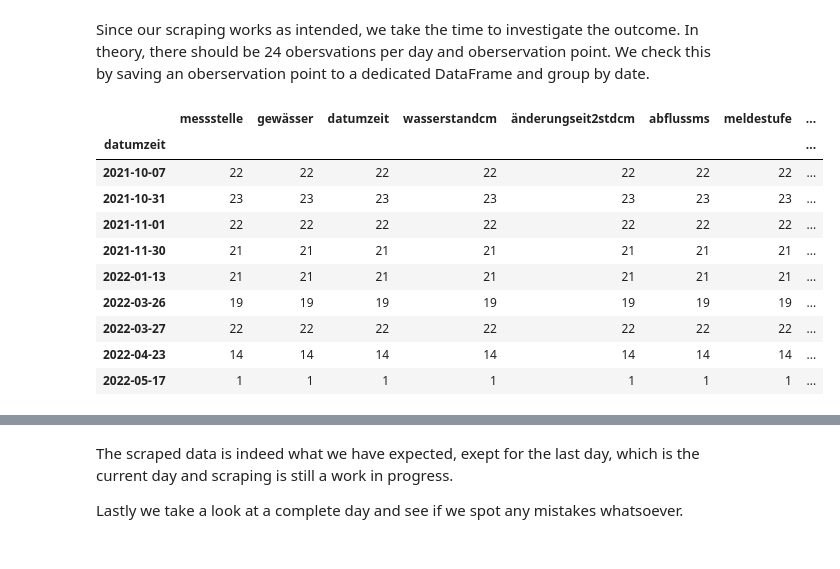
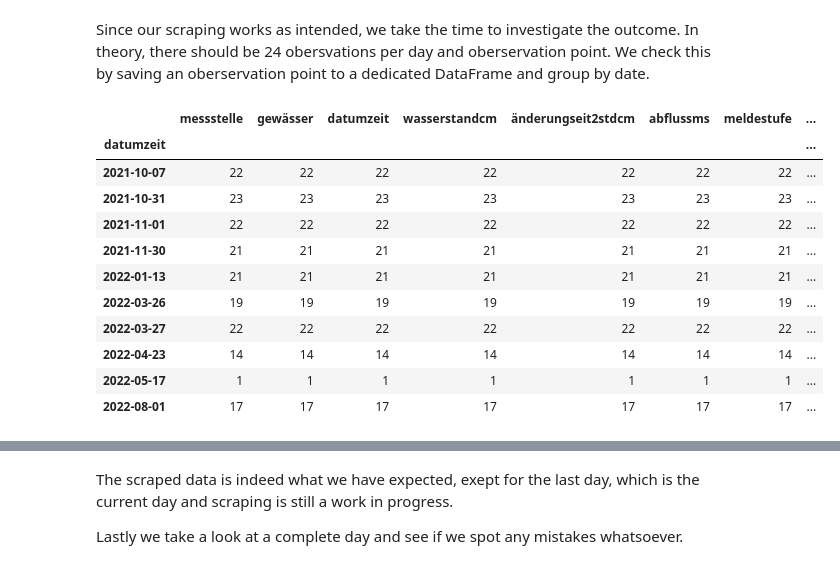
Before and after one commit to sonnyplankton/IsarWaterLevels, a Jupyter notebook: Bay Flüsse Pegelstände Scraping.ipynb, the cells around one changed output, grey strips where cells are left out. Saved outputs shown, nothing was run; the diff lists cells and outputs as text; code cells hidden in the pictures.

Commit message:
Working on concatenation block. Especially dtypes

```diff
--- a/Bay Flüsse Pegelstände Scraping.ipynb
+++ b/Bay Flüsse Pegelstände Scraping.ipynb
@@ -71,6 +71,8 @@ using_sql = False
 format_1 = '%Y-%m-%d %H:%M:%S'
 #website date format
 format_2 = '%d.%m.%Y, %H:%M'
+#fallback website date format
+format_3 = '%d.%m. %H:%M'
 # %% [markdown]
 ## 1. Problem formulation and subject understanding
 # %% [markdown]
@@ -170,16 +178,23 @@ if concatenating == True:
     concatenated_df.columns = concatenated_df.columns.str.replace('[^a-zA-ZäÄöÖüÜ0-9,]', '', regex=True)
     concatenated_df.columns = concatenated_df.columns.str.lower()
 
-    #search for non available data and mark as nan. We do this step only on newly scraped data
+    #search for non available data and leave these data points out. We do this step only on newly scraped data
+    missing_string = ['Derzeit leider keine aktuellen Daten vorhanden.',
+                      'Keine Datenfernübertragung, Meldung nur im Hochwasserfall.']
+    concatenated_df = concatenated_df[~concatenated_df.isin(missing_string)]
+
     #datetime formating from the websites date format
-    missing_string = 'Derzeit leider keine aktuellen Daten vorhanden.'
-    concatenated_df = concatenated_df[concatenated_df != missing_string]
-    concatenated_df['datumzeit'] = pd.to_datetime(concatenated_df['datumzeit'], format=format_2)
+    #some stations report different time formats
+    for index, row in concatenated_df.iterrows():
+        try:
+            row['datumzeit'] = pd.to_datetime(row['datumzeit'], format=format_2)
+        except ValueError:
+            row['datumzeit'] = pd.to_datetime(row['datumzeit'], format=format_3)
+            row['datumzeit'] = row['datumzeit'].replace(year=2022)
+
 
     #Subset because there are NaN in column "Vorhersage", which would drop everything
     concatenated_df = concatenated_df.dropna(subset=['wasserstandcm'])
-
-
 
     #sort and drop duplicates
     concatenated_df     = concatenated_df.sort_values(by=['datumzeit'], ascending = True)
@@ -191,3 +206,15 @@ if concatenating == True:
 
     #Clean up by dropping duplicates in observation point and datetime
     concatenated_df_2   = concatenated_df_2.drop_duplicates(['messstelle','datumzeit'])
+
+    #correct dtype
+    #we remove non number values to avoid saving data as object
+    concatenated_df_2['datumzeit'] = pd.to_datetime(concatenated_df_2['datumzeit'], format=format_2)
+    concatenated_df_2['wasserstandcm'] = concatenated_df_2['wasserstandcm'].replace('---', 0)
+    concatenated_df_2['wasserstandcm'].astype(np.float64)
+    concatenated_df_2['änderungseit2stdcm'] = concatenated_df_2['änderungseit2stdcm'].replace('---', 0)
+    concatenated_df_2['änderungseit2stdcm'].astype(np.int8)
+    concatenated_df_2['abflussms'] = concatenated_df_2['abflussms'].replace('---', 0)
+    concatenated_df_2['abflussms'].astype(np.float64)
+    concatenated_df_2['meldestufe'] = concatenated_df_2['meldestufe'].replace('---', 0)
+    concatenated_df_2['meldestufe'].astype(np.int8)
@@ -202,17 +239,18 @@ Index(['messstelle', 'gewässer', 'datumzeit', 'wasserstandcm',
 Since our scraping works as intended, we take the time to investigate the outcome. In theory, there should be 24 obersvations per day and oberservation point. We check this by saving an oberservation point to a dedicated DataFrame and group by date.
 # %%
 waterlevel_sylvenstein = concatenated_df_2[concatenated_df_2['messstelle'] == 'Sylvenstein']
-vollst_ = waterlevel_sylvenstein.groupby(by=waterlevel_sylvenstein['datumzeit'].dt.date).count()
+vollst_ = waterlevel_sylvenstein.groupby(by=pd.Series(waterlevel_sylvenstein['datumzeit']).dt.date).count()
 vollst_[vollst_['messstelle'] < 24]
 # %% [output]
 |  | messstelle | gewässer | datumzeit | wasserstandcm | änderungseit2stdcm | abflussms | meldestufe | ... |
 | datumzeit |  |  |  |  |  |  |  | ... |
 | 2021-10-07 | 22 | 22 | 22 | 22 | 22 | 22 | 22 | ... |
 | 2021-10-31 | 23 | 23 | 23 | 23 | 23 | 23 | 23 | ... |
 | 2021-11-01 | 22 | 22 | 22 | 22 | 22 | 22 | 22 | ... |
 | 2021-11-30 | 21 | 21 | 21 | 21 | 21 | 21 | 21 | ... |
 | 2022-01-13 | 21 | 21 | 21 | 21 | 21 | 21 | 21 | ... |
 | 2022-03-26 | 19 | 19 | 19 | 19 | 19 | 19 | 19 | ... |
 | 2022-03-27 | 22 | 22 | 22 | 22 | 22 | 22 | 22 | ... |
 | 2022-04-23 | 14 | 14 | 14 | 14 | 14 | 14 | 14 | ... |
 | 2022-05-17 | 1 | 1 | 1 | 1 | 1 | 1 | 1 | ... |
+| 2022-08-01 | 17 | 17 | 17 | 17 | 17 | 17 | 17 | ... |
```
Also changed, not shown: parts of 12 cells of this notebook.
